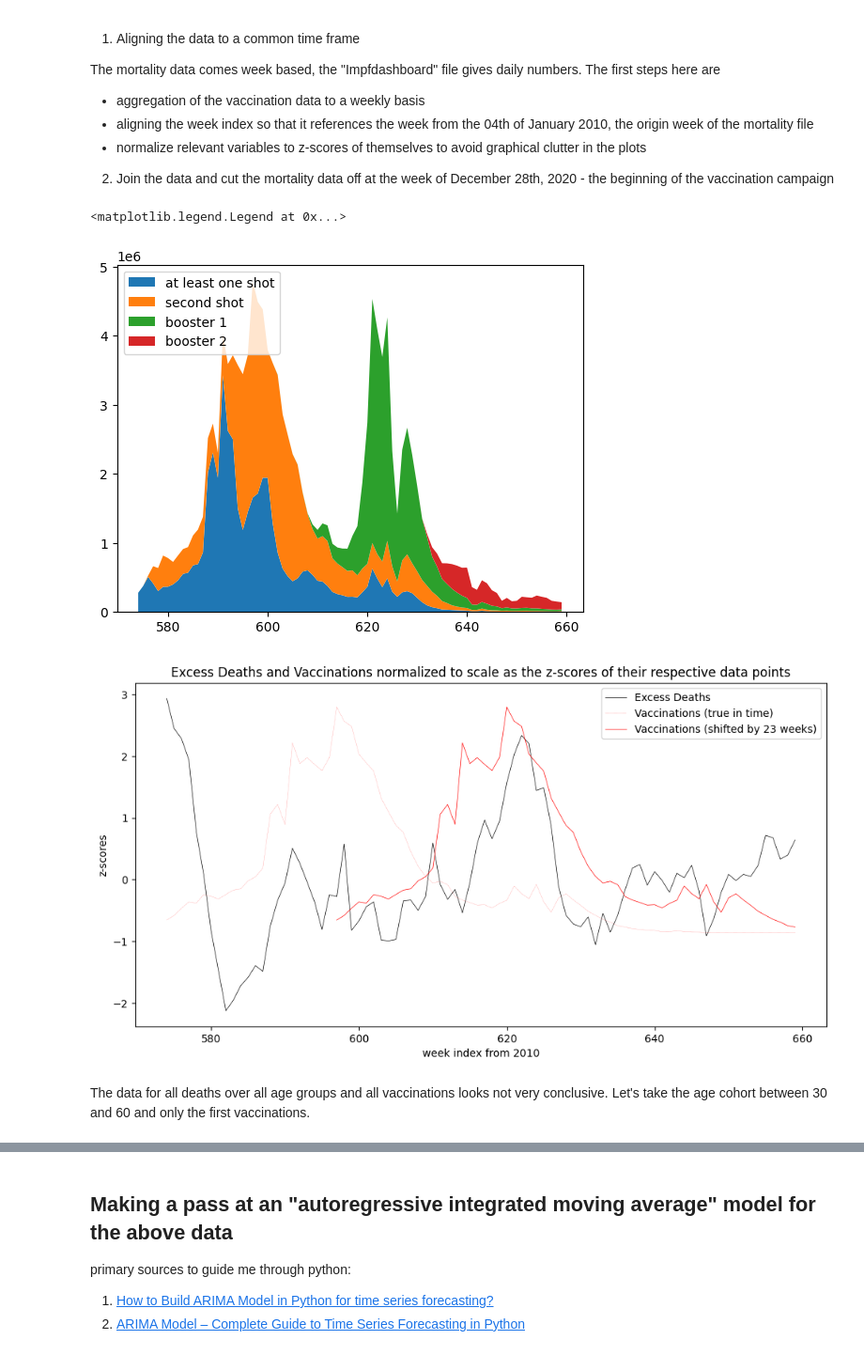
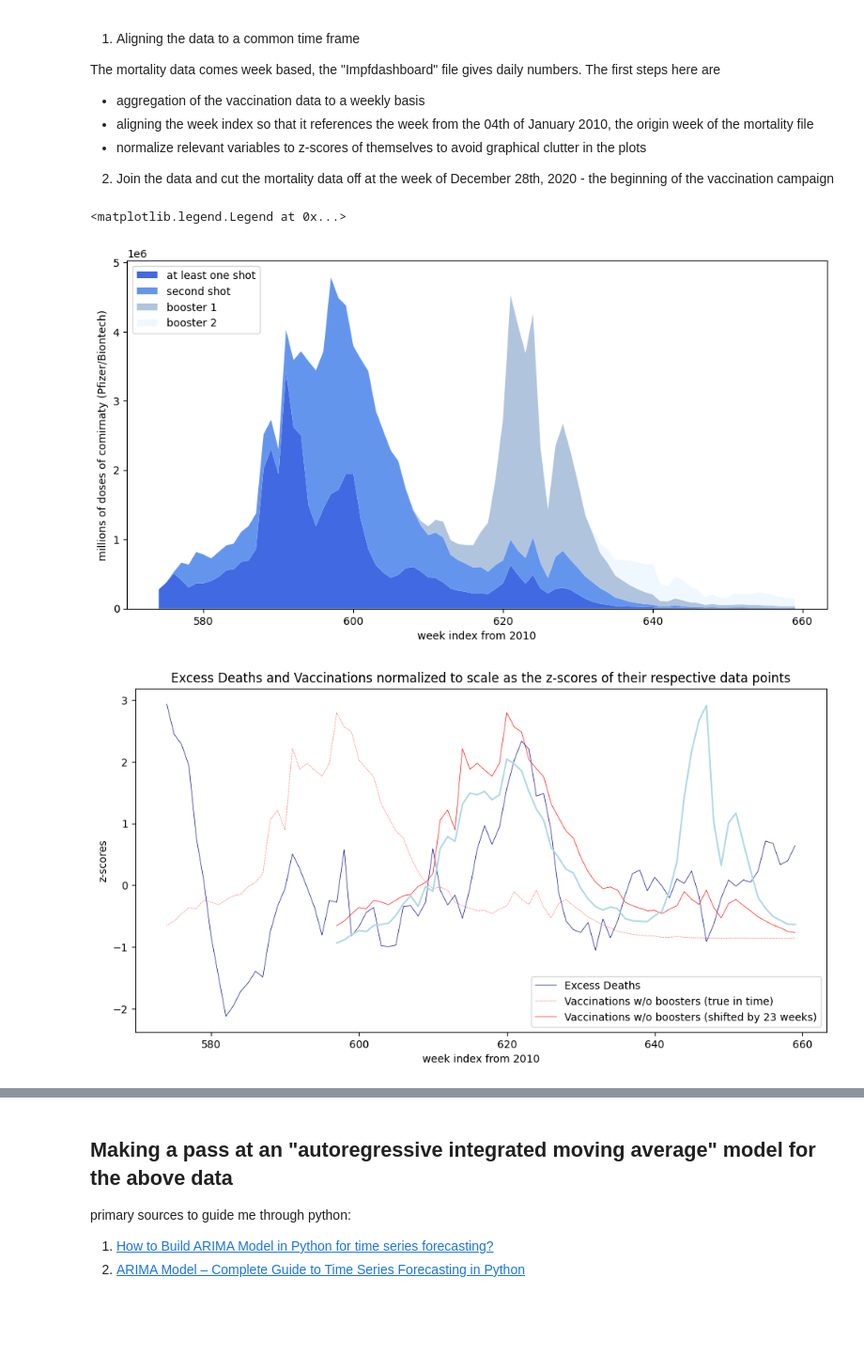
Before and after one commit to matthiasdaues/corona_mortality, a Jupyter notebook: notebooks/mortality_and_vaccination_against_covid.ipynb, the cells around one changed output, grey strips where cells are left out. Shown: that part at 94% size. Saved outputs shown, nothing was run; the diff lists cells and outputs as text; code cells hidden in the pictures; blank space fills up the shorter version.

```diff
--- a/notebooks/mortality_and_vaccination_against_covid.ipynb
+++ b/notebooks/mortality_and_vaccination_against_covid.ipynb
@@ -171,25 +171,35 @@ death_vax_weekly["impfungen_biontech_min1_gi_z"] = (death_vax_weekly["impfungen_
 death_vax_weekly["impfungen_biontech_min1_gi_lag"] = death_vax_weekly["impfungen_biontech_min1_gi"].shift(23)
 # and do the same for the z-score
 death_vax_weekly["impfungen_biontech_min1_gi_z_lag"] = death_vax_weekly["impfungen_biontech_min1_gi_z"].shift(23)
+# shift the total vaccinations and their z-score, too, for good measure
+death_vax_weekly["impfungen_lag"] = death_vax_weekly["impfungen"].shift(23)
+death_vax_weekly["impfungen_z_lag"] = death_vax_weekly["impfungen_z"].shift(23)
 # and for simplicity shift the excess death to -23 weeks
 death_vax_weekly["total_excess_lead"] = death_vax_weekly["total_excess"].shift(-23)
 #print(death_vax_weekly)
 # %%
 # plot the vaccination campaigns as stacked area chart
+fig = plt.figure(figsize=(30*cm, 15*cm))        # an empty figure with no Axes
+
+# define size of plot
+cm = 1/2.54  # centimeters in inches
+ax1 = plt.subplot()
 
 # Create data
 x=death_vax_weekly["week_index"]
 y1=death_vax_weekly["impfungen_biontech_min1"]
 y2=death_vax_weekly["impfungen_biontech_gi"]
 y3=death_vax_weekly["impfungen_biontech_boost1"]
 y4=death_vax_weekly["impfungen_biontech_boost2"]
 
 # Basic stacked area chart.
-plt.stackplot(x,y1, y2, y3, y4, labels=['at least one shot','second shot','booster 1','booster 2'])
+plt.stackplot(x,y1, y2, y3, y4, labels=['at least one shot','second shot','booster 1','booster 2'], colors=['royalblue','cornflowerblue','lightsteelblue','aliceblue'])
+ax1.set_xlabel('week index from 2010')
+ax1.set_ylabel('millions of doses of comirnaty (Pfizer/Biontech)')
 plt.legend(loc='upper left')
 # %% [output]
 <matplotlib.legend.Legend at 0x...>
-[figure, old version]
+[figure, new version]
 # %%
 # plot mortality, vaccinations and excess mortality by z-score
 
@@ -203,23 +213,22 @@ plt.title('Excess Deaths and Vaccinations normalized to scale as the z-scores of
 ax1 = plt.subplot()
 #weeks_since_2010 = death_vax_weekly["week_index"]
 total_excess_z = death_vax_weekly["total_excess_z"]
+impfungen_z_lag = death_vax_weekly["impfungen_z_lag"]
 impfungen_biontech_min1_gi_z = death_vax_weekly["impfungen_biontech_min1_gi_z"]
 impfungen_biontech_min1_gi_z_lag = death_vax_weekly["impfungen_biontech_min1_gi_z_lag"]
 #total_deaths = death_vax_weekly["total_z"]
 
 
-l1, = ax1.plot(x, total_excess_z, color = 'black', linewidth = 0.5)
-l2, = ax1.plot(x, impfungen_biontech_min1_gi_z, color = 'red', linewidth = 0.25, linestyle = ':')
+l1, = ax1.plot(x, total_excess_z, color = 'darkblue', linewidth = 0.5)
+l2, = ax1.plot(x, impfungen_biontech_min1_gi_z, color = 'red', linewidth = 0.5, linestyle = ':')
 l3, = ax1.plot(x, impfungen_biontech_min1_gi_z_lag, color = 'red', linewidth = 0.5)
+l4, = ax1.plot(x, impfungen_z_lag, color = 'lightblue')
 
 ax1.set_xlabel('week index from 2010')
 ax1.set_ylabel('z-scores')
 
-plt.legend([l1, l2, l3], ["Excess Deaths", "Vaccinations (true in time)", "Vaccinations (shifted by 23 weeks)"])
+plt.legend([l1, l2, l3], ["Excess Deaths", "Vaccinations w/o boosters (true in time)", "Vaccinations w/o boosters (shifted by 23 weeks)"])
 
 plt.show()
 # %% [output]
-[figure, old version]
+[figure, new version]
-# %% [markdown]
-The data for all deaths over all age groups and all vaccinations looks not very conclusive.
-Let's take the age cohort between 30 and 60 and only the first vaccinations.
```
Also changed, not shown: parts of 3 cells of this notebook.
